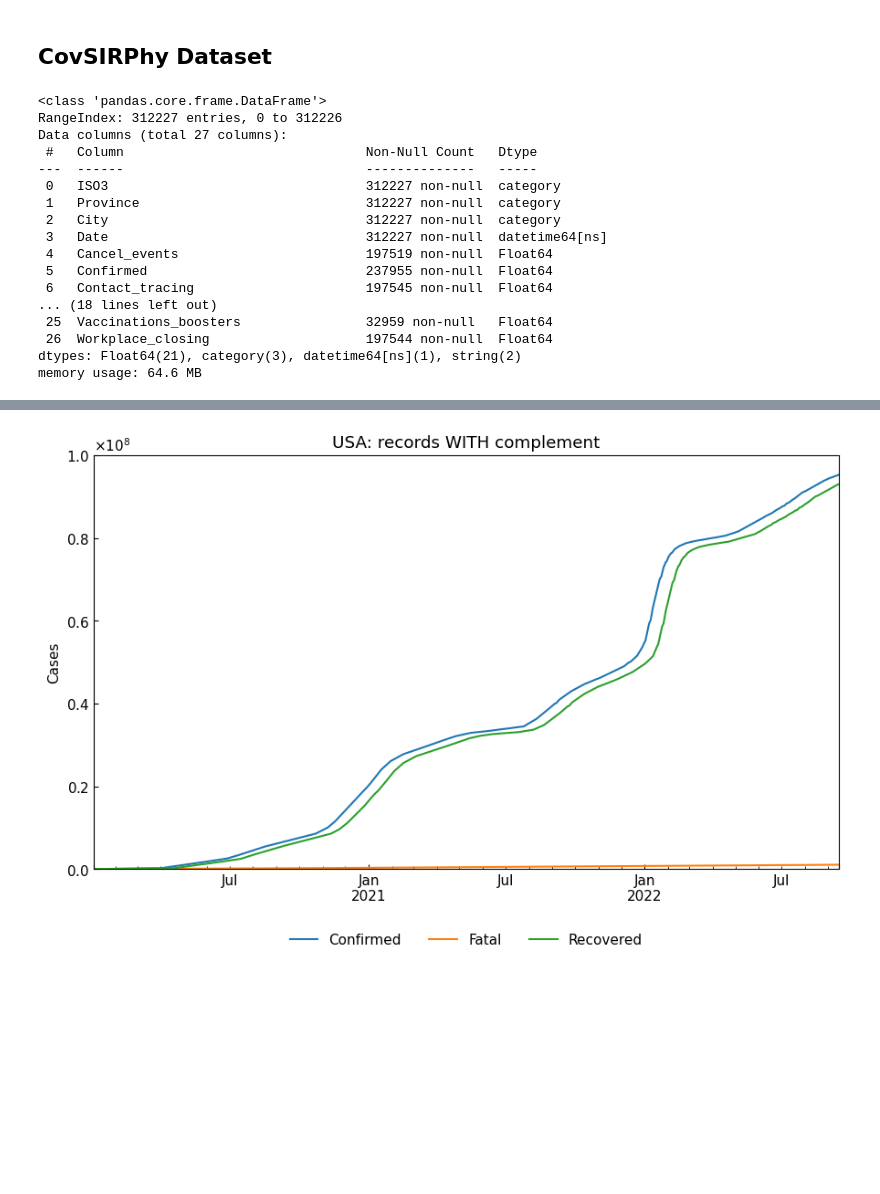
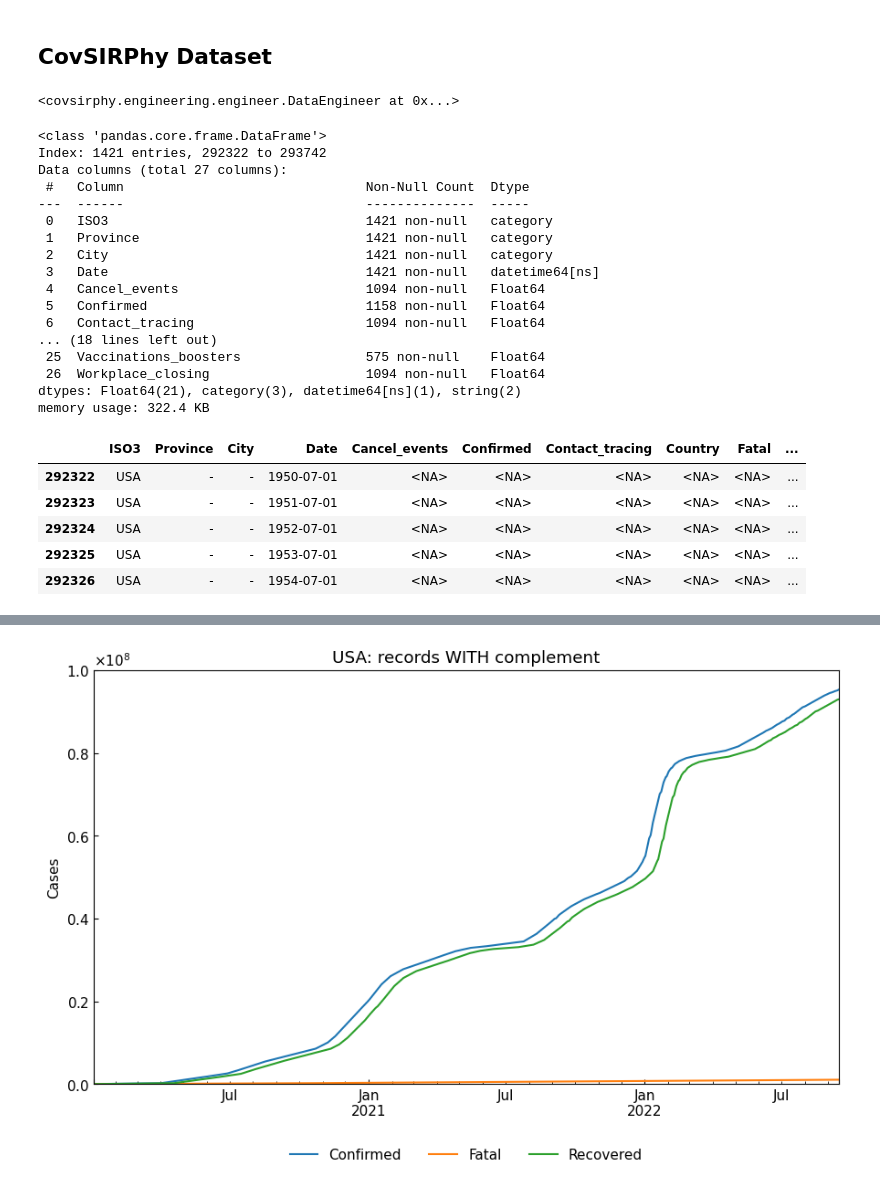
Before and after one commit to scelarek/CovidCast, a Jupyter notebook: Capstone/Main File.ipynb, the cells around one changed output, grey strips where cells are left out. Saved outputs shown, nothing was run; the diff lists cells and outputs as text; code cells hidden in the pictures; blank space fills up the shorter version.

```diff
--- a/Capstone/Main File.ipynb
+++ b/Capstone/Main File.ipynb
@@ -102,25 +100,35 @@ time_series_dfs = pd.read_parquet(f'{folder_holder}time_series_dfs.parquet.gzip'
 # %%
 eng = cs.DataEngineer()
 eng.download(databases=["covid19dh", "owid", "wpp"])
-eng.all().info()
 # %% [output]
-<class 'pandas.core.frame.DataFrame'>
-RangeIndex: 312227 entries, 0 to 312226
-Data columns (total 27 columns):
- #   Column                               Non-Null Count   Dtype
----  ------                               --------------   -----
- 0   ISO3                                 312227 non-null  category
- 1   Province                             312227 non-null  category
- 2   City                                 312227 non-null  category
- 3   Date                                 312227 non-null  datetime64[ns]
- 4   Cancel_events                        197519 non-null  Float64
- 5   Confirmed                            237955 non-null  Float64
- 6   Contact_tracing                      197545 non-null  Float64
-... (18 lines left out)
- 25  Vaccinations_boosters                32959 non-null   Float64
- 26  Workplace_closing                    197544 non-null  Float64
-dtypes: Float64(21), category(3), datetime64[ns](1), string(2)
-memory usage: 64.6 MB
+<covsirphy.engineering.engineer.DataEngineer at 0x...>
+# %%
+eng.all().query('ISO3 == "USA"').info()
+eng.all().query('ISO3 == "USA"').head()
+# %% [output]
+<class 'pandas.core.frame.DataFrame'>
+Index: 1421 entries, 292322 to 293742
+Data columns (total 27 columns):
+ #   Column                               Non-Null Count  Dtype
+---  ------                               --------------  -----
+ 0   ISO3                                 1421 non-null   category
+ 1   Province                             1421 non-null   category
+ 2   City                                 1421 non-null   category
+ 3   Date                                 1421 non-null   datetime64[ns]
+ 4   Cancel_events                        1094 non-null   Float64
+ 5   Confirmed                            1158 non-null   Float64
+ 6   Contact_tracing                      1094 non-null   Float64
+... (18 lines left out)
+ 25  Vaccinations_boosters                575 non-null    Float64
+ 26  Workplace_closing                    1094 non-null   Float64
+dtypes: Float64(21), category(3), datetime64[ns](1), string(2)
+memory usage: 322.4 KB
+|  | ISO3 | Province | City | Date | Cancel_events | Confirmed | Contact_tracing | Country | Fatal | ... |
+| 292322 | USA | - | - | 1950-07-01 | <NA> | <NA> | <NA> | <NA> | <NA> | ... |
+| 292323 | USA | - | - | 1951-07-01 | <NA> | <NA> | <NA> | <NA> | <NA> | ... |
+| 292324 | USA | - | - | 1952-07-01 | <NA> | <NA> | <NA> | <NA> | <NA> | ... |
+| 292325 | USA | - | - | 1953-07-01 | <NA> | <NA> | <NA> | <NA> | <NA> | ... |
+| 292326 | USA | - | - | 1954-07-01 | <NA> | <NA> | <NA> | <NA> | <NA> | ... |
 # %%
 date_range = ('2020-01-01', '2022-09-15')
 eng.clean(kinds=["resample"], date_range=date_range)
```
Also changed, not shown: parts of 7 cells of this notebook, 9 other files.
